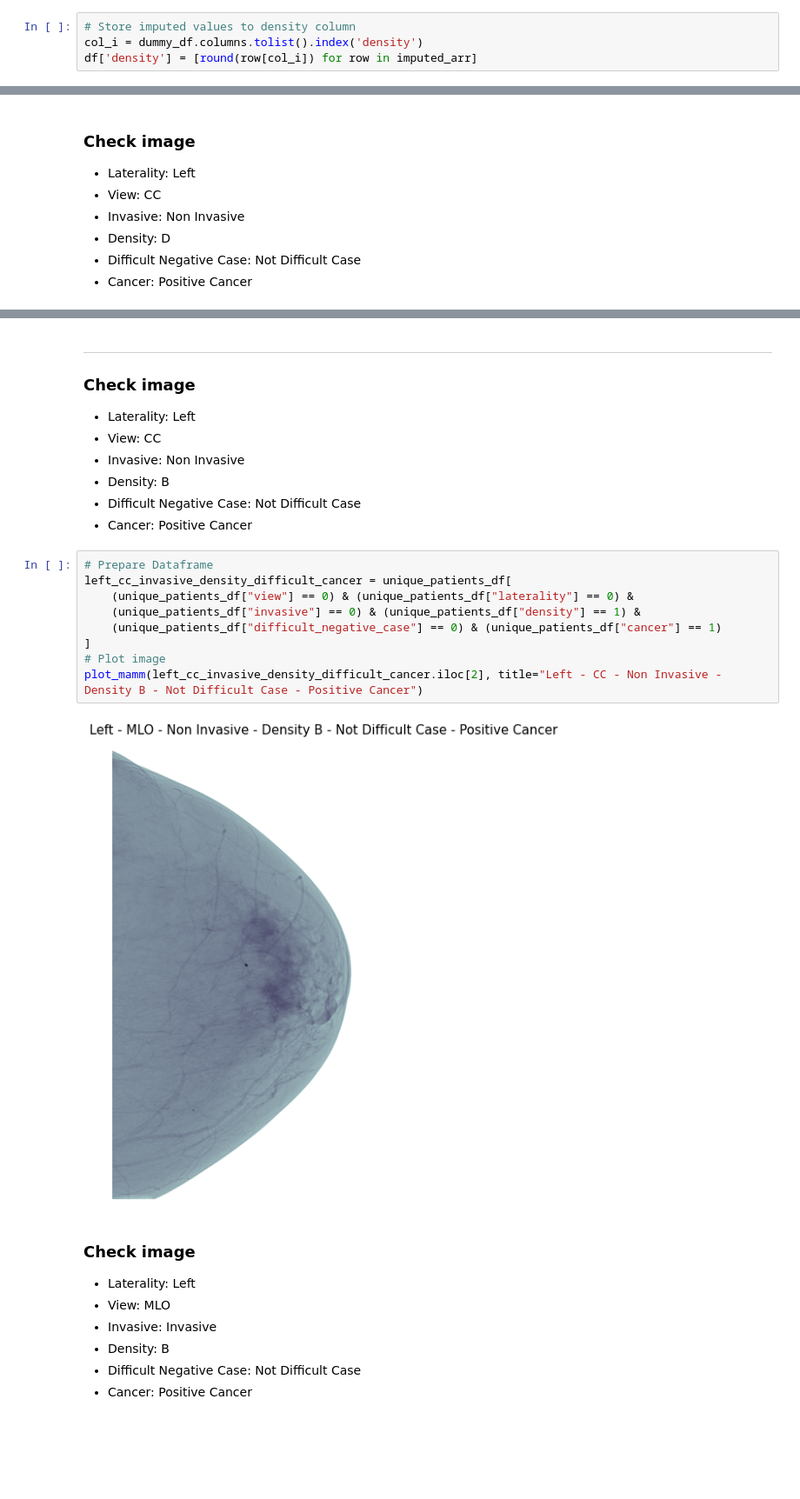
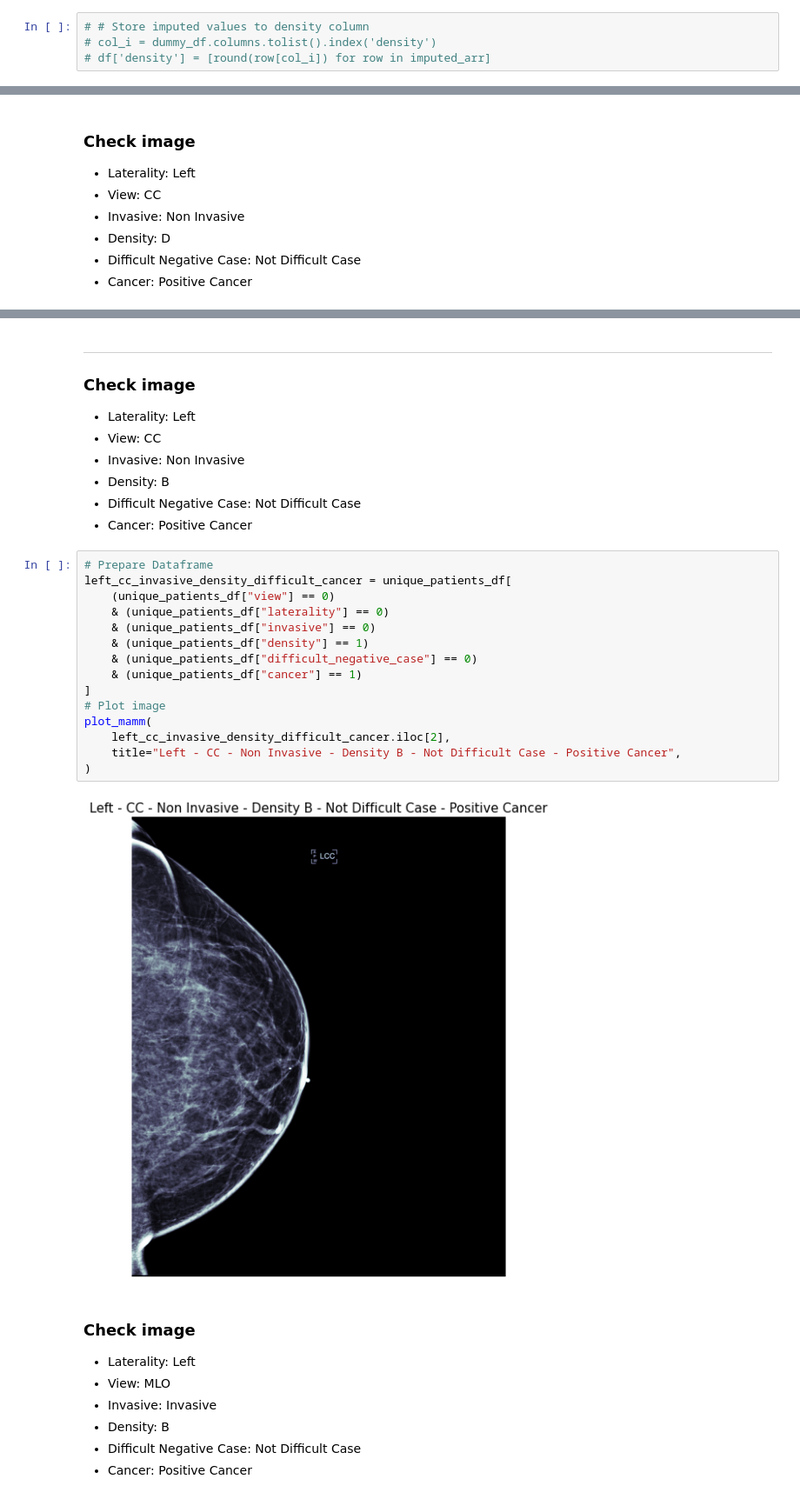
Before and after one commit to BekzodTolipov/RSNA-Screening-Mammography-Breast-Cancer-Detection, a Jupyter notebook: src/01_cleanup_eda/cleanup_eda.ipynb, the cells around one changed output, grey strips where cells are left out. Shown at 87% size. Saved outputs shown, nothing was run; the diff lists cells and outputs as text; blank space fills up the shorter version.

```diff
--- a/src/01_cleanup_eda/cleanup_eda.ipynb
+++ b/src/01_cleanup_eda/cleanup_eda.ipynb
@@ -182,7 +186,7 @@ Index(['site_id', 'patient_id', 'image_id', 'age', 'cancer', 'biopsy',
 # %%
-# Store imputed values to density column
-col_i = dummy_df.columns.tolist().index('density')
-df['density'] = [round(row[col_i]) for row in imputed_arr]
+# # Store imputed values to density column
+# col_i = dummy_df.columns.tolist().index('density')
+# df['density'] = [round(row[col_i]) for row in imputed_arr]
 # %%
 # Check if any missing values left
 df.isna().sum()
@@ -601,8 +677,10 @@ plot_mamm(
 # %% [output]
 [figure]
 # %% [markdown]
-----
+---
+
 ### Check image
+
 - Laterality: Left
 - View: CC
 - Invasive: Non Invasive
@@ -612,13 +690,19 @@ plot_mamm(
 # %%
 # Prepare Dataframe
 left_cc_invasive_density_difficult_cancer = unique_patients_df[
-    (unique_patients_df["view"] == 0) & (unique_patients_df["laterality"] == 0) &
-    (unique_patients_df["invasive"] == 0) & (unique_patients_df["density"] == 1) &
-    (unique_patients_df["difficult_negative_case"] == 0) & (unique_patients_df["cancer"] == 1)
+    (unique_patients_df["view"] == 0)
+    & (unique_patients_df["laterality"] == 0)
+    & (unique_patients_df["invasive"] == 0)
+    & (unique_patients_df["density"] == 1)
+    & (unique_patients_df["difficult_negative_case"] == 0)
+    & (unique_patients_df["cancer"] == 1)
 ]
 # Plot image
-plot_mamm(left_cc_invasive_density_difficult_cancer.iloc[2], title="Left - CC - Non Invasive - Density B - Not Difficult Case - Positive Cancer")
+plot_mamm(
+    left_cc_invasive_density_difficult_cancer.iloc[2],
+    title="Left - CC - Non Invasive - Density B - Not Difficult Case - Positive Cancer",
+)
 # %% [output]
-[figure, old version]
+[figure, new version]
 # %% [markdown]
 ### Check image
```
Also changed, not shown: parts of 43 cells of this notebook, 4 other files.
